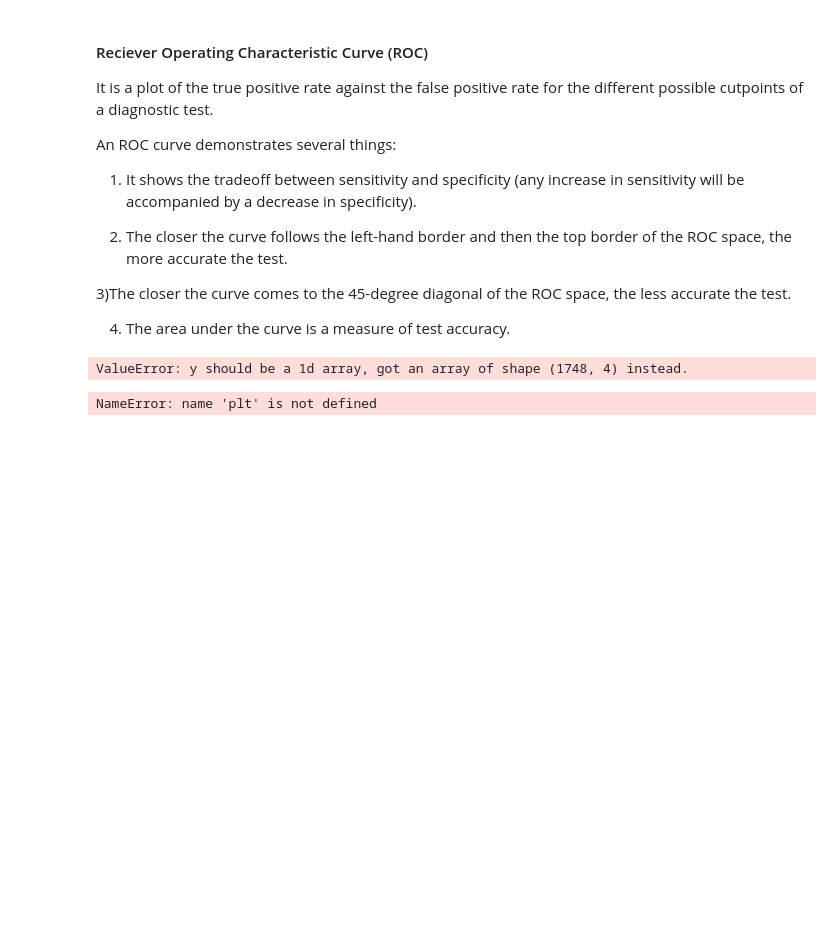
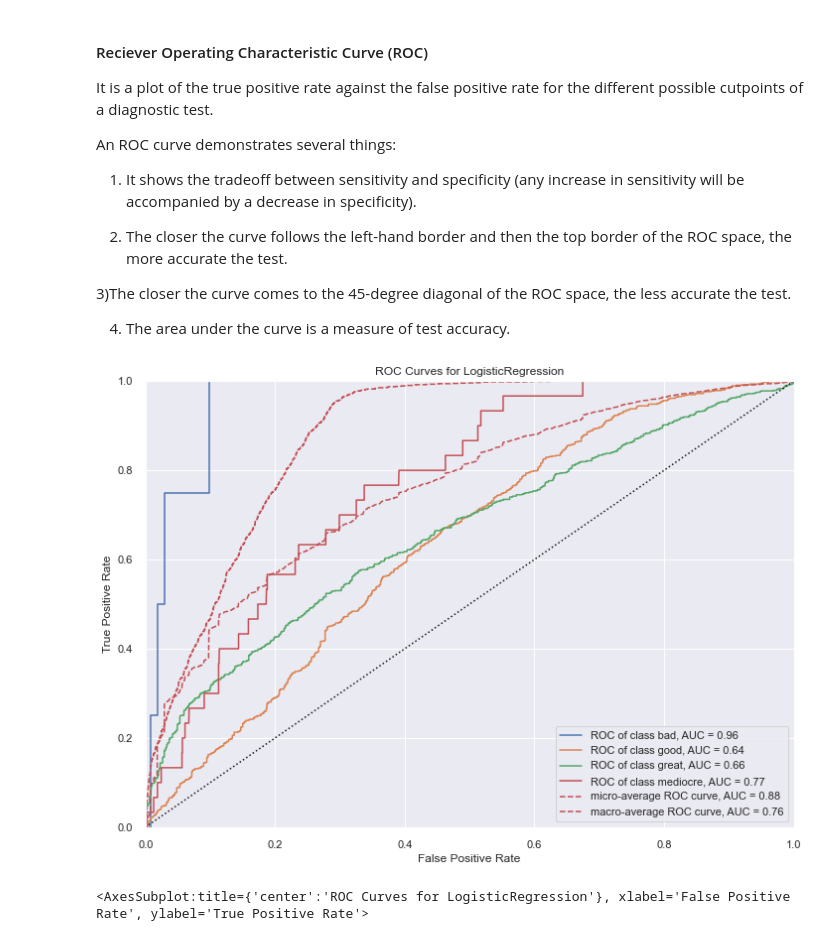
Before and after one commit to PRCSousa/Game-Review-Prediction, a Jupyter notebook: review_prediction.ipynb, the cells around one changed output. Saved outputs shown, nothing was run; the diff lists cells and outputs as text; code cells hidden in the pictures; blank space fills up the shorter version.

```diff
--- a/review_prediction.ipynb
+++ b/review_prediction.ipynb
@@ -301,13 +282,13 @@ Y2_rokakaka = knn.predict_proba(X2_test)
-# %%
-fp, tp , intervalos = skm.roc_curve(Y2_test, Y2_rokakaka,pos_label=0)
-# %% [output]
-ValueError: y should be a 1d array, got an array of shape (1748, 4) instead.
-# %%
-plt.plot([0,1],[0,1],'k--')
-plt.plot(fpr,tpr, label='Knn')
-plt.xlabel('fpr')
-plt.ylabel('tpr')
-plt.title('Knn(n_neighbors=7) ROC curve')
-plt.show()
-# %% [output]
-NameError: name 'plt' is not defined
+# %%
+from sklearn.linear_model import LogisticRegression
+from yellowbrick.classifier import ROCAUC
+
+model = LogisticRegression(multi_class="auto", solver="liblinear")
+visualizer = ROCAUC(model, classes=["bad", "good", "great", "mediocre"])
+
+visualizer.fit(X2_train, Y2_train)
+visualizer.score(X_test, Y2_test)
+visualizer.show()
+# %% [output]
+[figure, added]
+<AxesSubplot:title={'center':'ROC Curves for LogisticRegression'}, xlabel='False Positive Rate', ylabel='True Positive Rate'>
```
Also changed, not shown: parts of 7 cells of this notebook.
